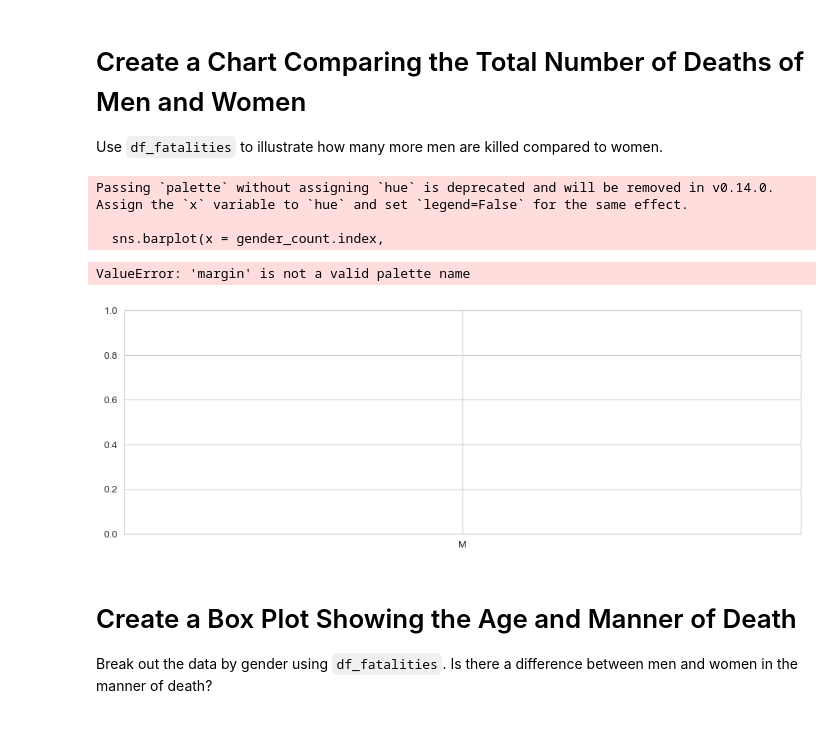
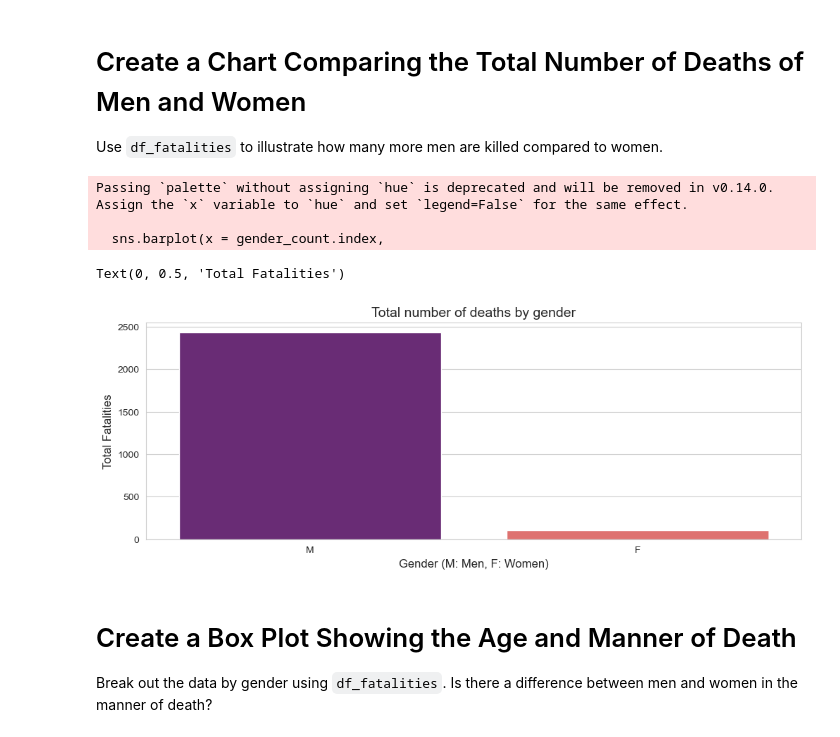
Before and after one commit to CyberWol-12/Fatal_Force, a Jupyter notebook: Fatal_Force_(start).ipynb, the cells around one changed output. Drawn from its saved outputs; the diff is of its cells as text; code cells hidden in the pictures.

```diff
--- a/Fatal_Force_(start).ipynb
+++ b/Fatal_Force_(start).ipynb
@@ -415,14 +415,17 @@ gender_count = df_fatalities['gender'].value_counts()
 # %%
 plt.figure(figsize=(12,4))
 sns.barplot(x = gender_count.index,
             y = gender_count.values,
-            palette='margin')
+            palette='magma')
+plt.title('Total number of deaths by gender',fontsize = 14)
+plt.xlabel('Gender (M: Men, F: Women)',fontsize = 12)
+plt.ylabel('Total Fatalities',fontsize = 12)
 # %% [output]
 Passing `palette` without assigning `hue` is deprecated and will be removed in v0.14.0. Assign the `x` variable to `hue` and set `legend=False` for the same effect.
 
   sns.barplot(x = gender_count.index,
-ValueError: 'margin' is not a valid palette name
+Text(0, 0.5, 'Total Fatalities')
-[figure, old version]
+[figure, new version]
 # %% [markdown]
 # Create a Box Plot Showing the Age and Manner of Death
 
```
